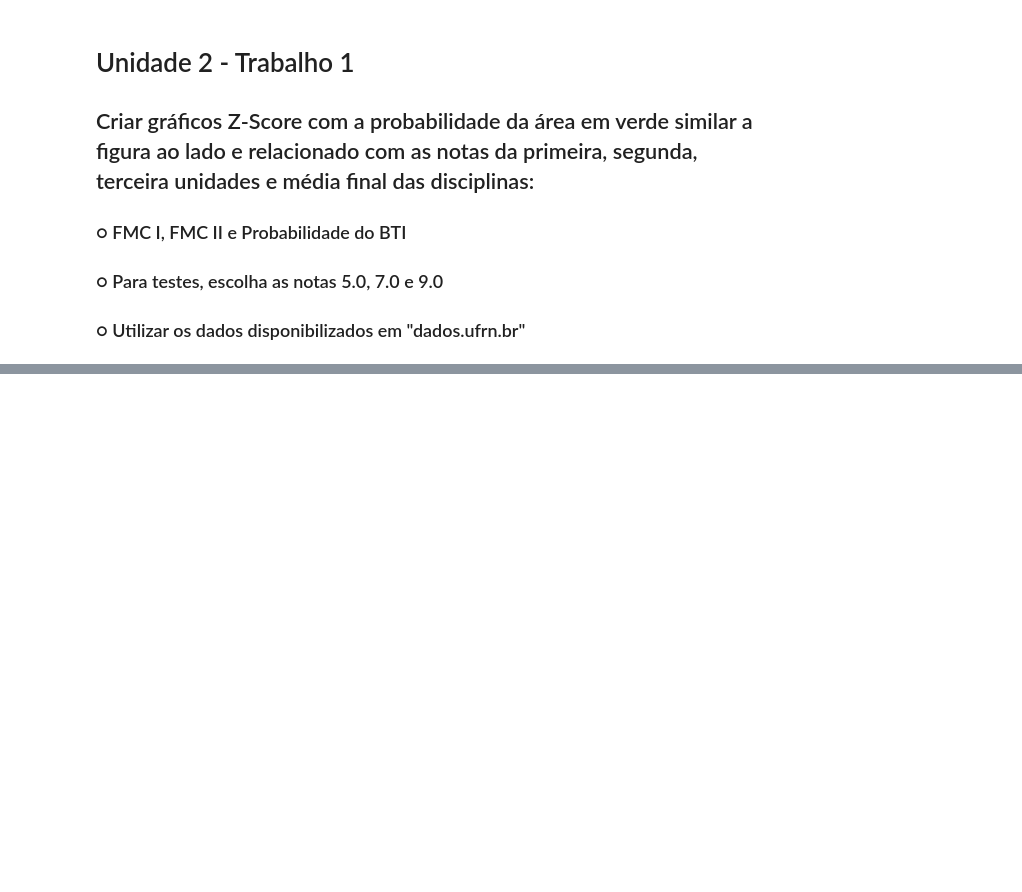
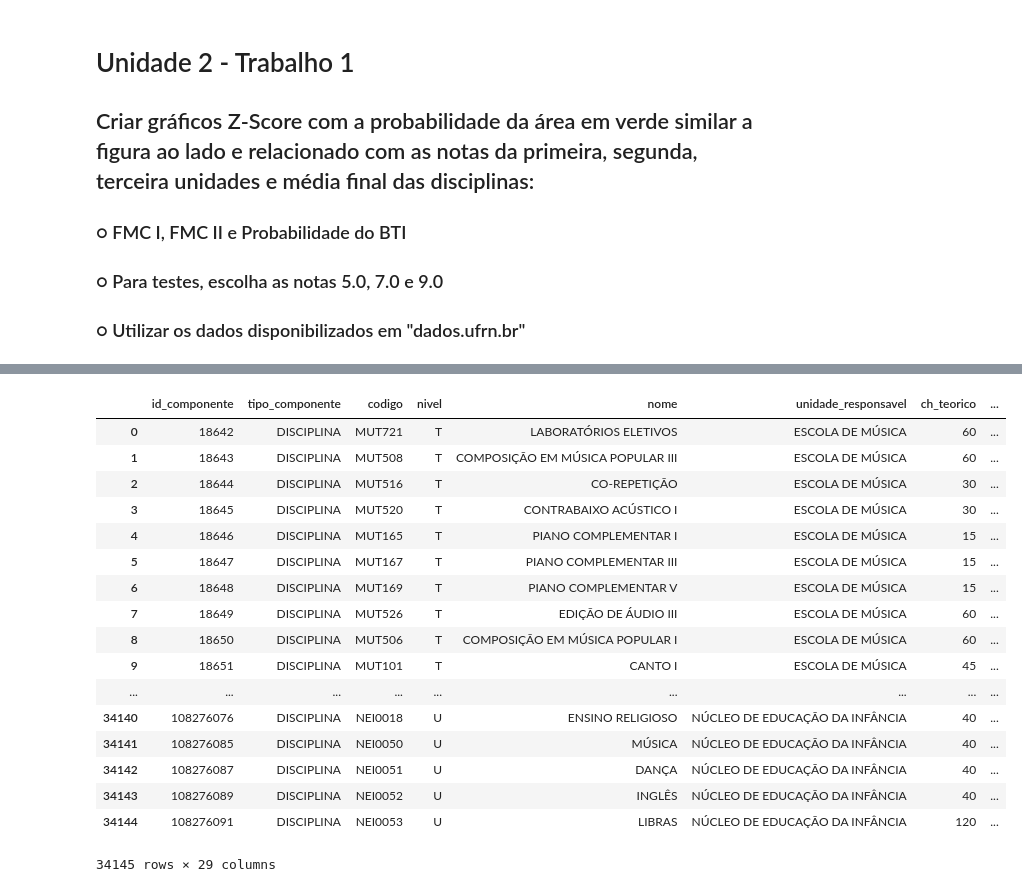
Before and after one commit to paulalps/Probabilidade, a Jupyter notebook: Unidade 2 - Trabalho 1/Trabalho 1.ipynb, the cells around one changed output, grey strips where cells are left out. Drawn from its saved outputs; the diff is of its cells as text; code cells hidden in the pictures; blank space fills up the shorter version.

```diff
--- a/Unidade 2 - Trabalho 1/Trabalho 1.ipynb
+++ b/Unidade 2 - Trabalho 1/Trabalho 1.ipynb
@@ -159,0 +43,22 @@ fmcII = turmas_imd_cons[turmas_imd_cons['codigo'].str.contains("IMD0038")]
+# %%
+disciplinas = pd.read_csv(componentes_disc_url,';')
+disciplinas
+# %% [output]
+|  | id_componente | tipo_componente | codigo | nivel | nome | unidade_responsavel | ch_teorico | ... |
+| 0 | 18642 | DISCIPLINA | MUT721 | T | LABORATÓRIOS ELETIVOS | ESCOLA DE MÚSICA | 60 | ... |
+| 1 | 18643 | DISCIPLINA | MUT508 | T | COMPOSIÇÃO EM MÚSICA POPULAR III | ESCOLA DE MÚSICA | 60 | ... |
+| 2 | 18644 | DISCIPLINA | MUT516 | T | CO-REPETIÇÃO | ESCOLA DE MÚSICA | 30 | ... |
+| 3 | 18645 | DISCIPLINA | MUT520 | T | CONTRABAIXO ACÚSTICO I | ESCOLA DE MÚSICA | 30 | ... |
+| 4 | 18646 | DISCIPLINA | MUT165 | T | PIANO COMPLEMENTAR I | ESCOLA DE MÚSICA | 15 | ... |
+| 5 | 18647 | DISCIPLINA | MUT167 | T | PIANO COMPLEMENTAR III | ESCOLA DE MÚSICA | 15 | ... |
+| 6 | 18648 | DISCIPLINA | MUT169 | T | PIANO COMPLEMENTAR V | ESCOLA DE MÚSICA | 15 | ... |
+| 7 | 18649 | DISCIPLINA | MUT526 | T | EDIÇÃO DE ÁUDIO III | ESCOLA DE MÚSICA | 60 | ... |
+| 8 | 18650 | DISCIPLINA | MUT506 | T | COMPOSIÇÃO EM MÚSICA POPULAR I | ESCOLA DE MÚSICA | 60 | ... |
+| 9 | 18651 | DISCIPLINA | MUT101 | T | CANTO I | ESCOLA DE MÚSICA | 45 | ... |
+| ... | ... | ... | ... | ... | ... | ... | ... | ... |
+| 34140 | 108276076 | DISCIPLINA | NEI0018 | U | ENSINO RELIGIOSO | NÚCLEO DE EDUCAÇÃO DA INFÂNCIA | 40 | ... |
+| 34141 | 108276085 | DISCIPLINA | NEI0050 | U | MÚSICA | NÚCLEO DE EDUCAÇÃO DA INFÂNCIA | 40 | ... |
+| 34142 | 108276087 | DISCIPLINA | NEI0051 | U | DANÇA | NÚCLEO DE EDUCAÇÃO DA INFÂNCIA | 40 | ... |
+| 34143 | 108276089 | DISCIPLINA | NEI0052 | U | INGLÊS | NÚCLEO DE EDUCAÇÃO DA INFÂNCIA | 40 | ... |
+| 34144 | 108276091 | DISCIPLINA | NEI0053 | U | LIBRAS | NÚCLEO DE EDUCAÇÃO DA INFÂNCIA | 120 | ... |
+34145 rows × 29 columns
```
Also changed, not shown: parts of 17 cells of this notebook.
